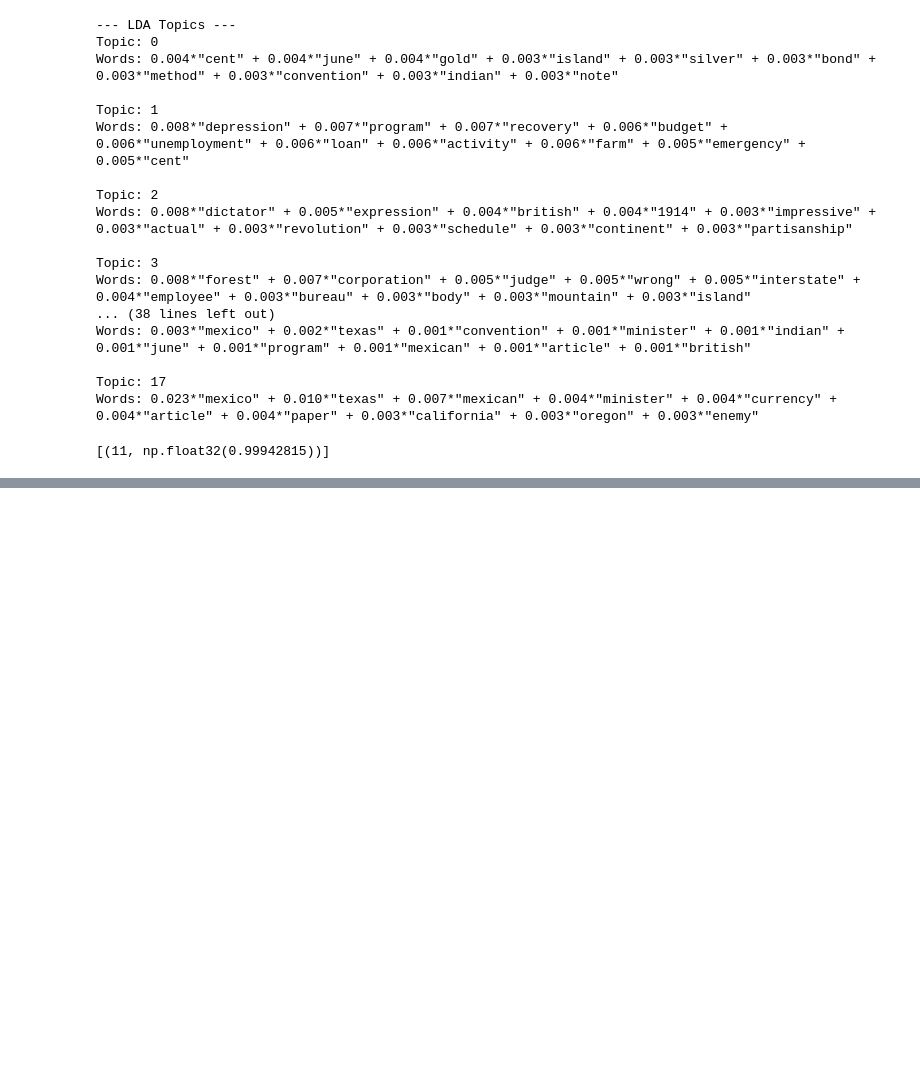
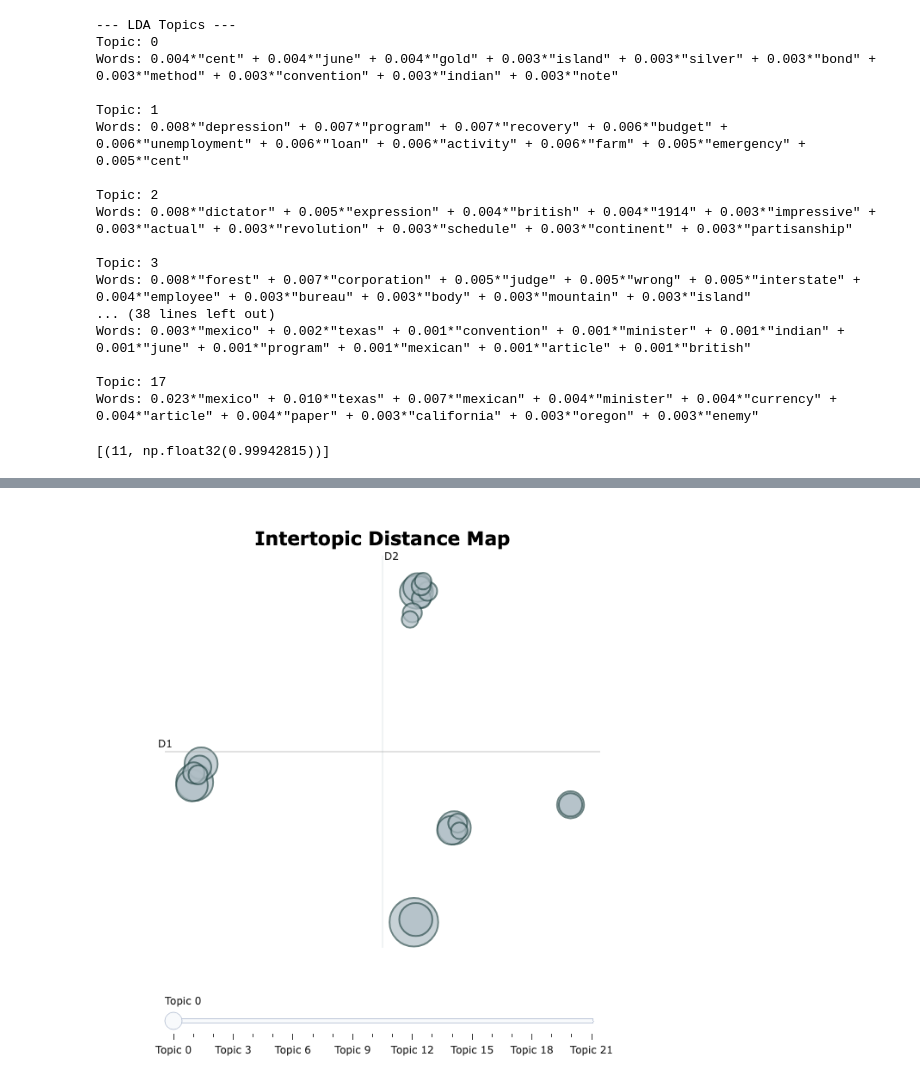
Before and after one commit to UCB-stat-159-f25/proj02-group06, a Jupyter notebook: nlp-P03.ipynb, the cells around one changed output, grey strips where cells are left out. Drawn from its saved outputs; the diff is of its cells as text; code cells hidden in the pictures; blank space fills up the shorter version.

```diff
--- a/nlp-P03.ipynb
+++ b/nlp-P03.ipynb
@@ -93,0 +138,7 @@ pyLDAvis.save_html(lda_display, 'outputs/lda_visualization.html')
+# %%
+# visualize the topics
+topics_fig = topic_model.visualize_topics()
+topics_fig.write_html("outputs/topic_overview.html")
+topics_fig
+# %% [output]
+[figure, added]
```
Also changed, not shown: parts of 11 cells of this notebook, 5 other files.
